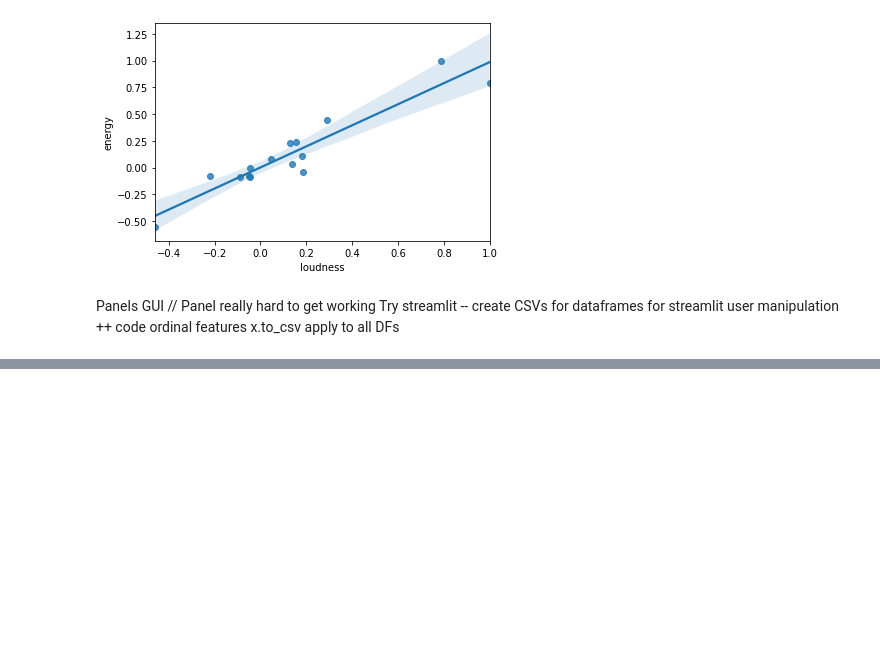
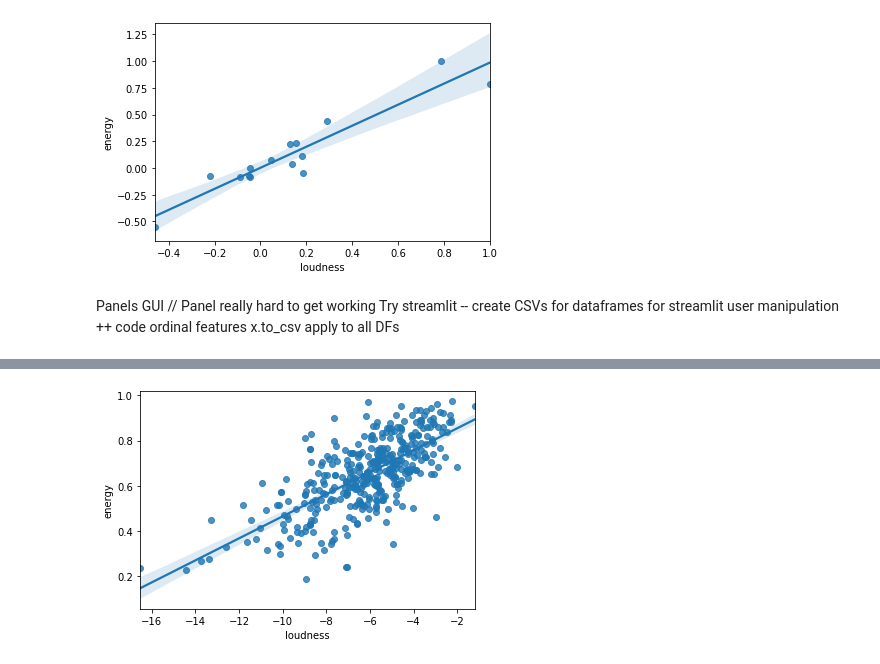
Before and after one commit to DavisAsano/Asano_MusicDataExploration, a Jupyter notebook: Asano_MusicExploration.ipynb, the cells around one changed output, grey strips where cells are left out. Cells and saved outputs as stored; diff of their text form; code cells hidden in the pictures; blank space fills up the shorter version.

```diff
--- a/Asano_MusicExploration.ipynb
+++ b/Asano_MusicExploration.ipynb
@@ -952,0 +931,5 @@ dfm0k11.plot.barh()
+# %%
+
+m0 = df_popular[df_popular['mode'] == 0]
+m0k0 = m0[m0['key'] == 0]
+m0k0.corr()
@@ -952,0 +956,4 @@ dfm0k11.plot.barh()
+# %%
+graph1 = sns.regplot(x=m0['loudness'],y=m0['energy'])
+# %% [output]
+[figure, added]
```
Also changed, not shown: parts of 6 cells of this notebook, 4 other files.
